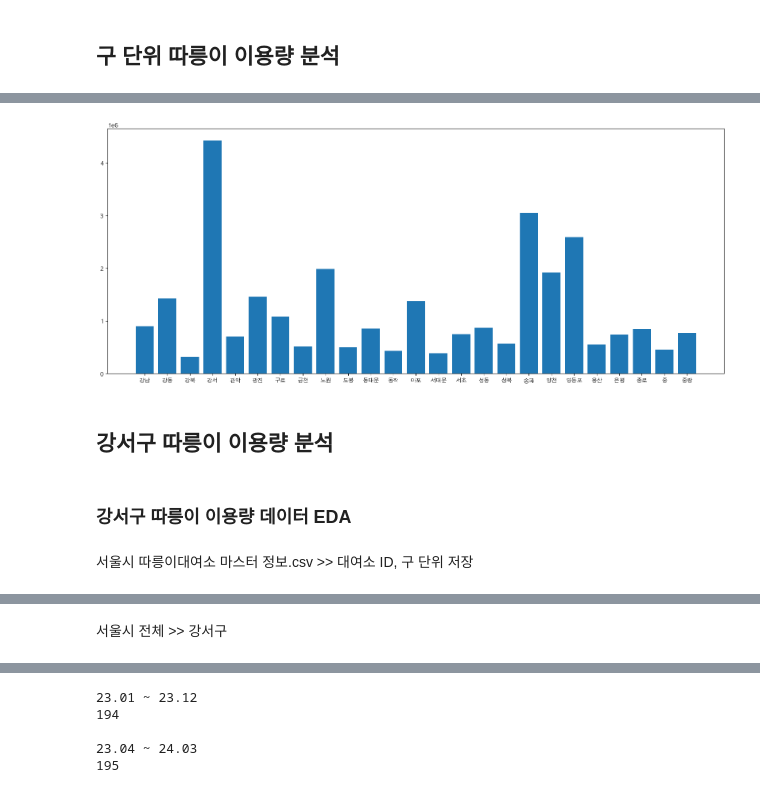
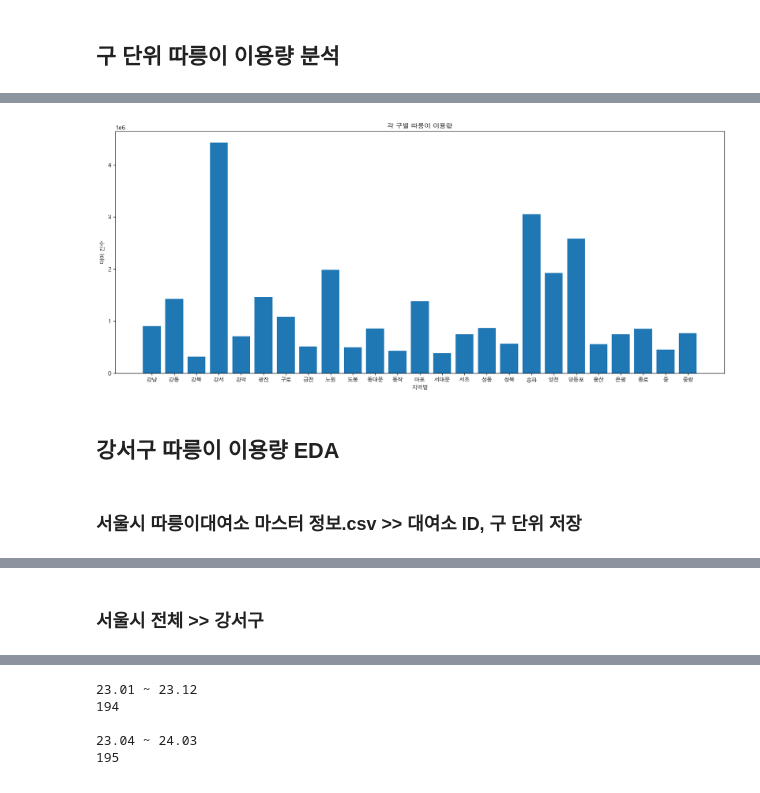
Before and after one commit to minseokpark6/SemiProject_Group3, a Jupyter notebook: Code/Origin/BikeSeoul_SemiGroup3.ipynb, the cells around one changed output, grey strips where cells are left out. Saved outputs shown, nothing was run; the diff lists cells and outputs as text; code cells hidden in the pictures.

```diff
--- a/Code/Origin/BikeSeoul_SemiGroup3.ipynb
+++ b/Code/Origin/BikeSeoul_SemiGroup3.ipynb
@@ -132,29 +132,29 @@ print(구별_이용량.sort_values(by='이동_수', ascending=False))
 # %%
 import matplotlib as mpl
 import matplotlib.font_manager as fm
 # font_path = 'C:\\Windows\\Fonts\\gulim.ttc'
 # font = fm.FontProperties(fname=font_path).get_name()
 # mpl.rc('font', family=font)
 
 # 맥 OS 폰트 깨짐 방지 코드
 from matplotlib import rc
 rc('font', family='AppleGothic')
 plt.rcParams['axes.unicode_minus'] = False
 
-
 fig, ax = plt.subplots(figsize=(20,8))
-
 ax.bar(구별_이용량['시작_대여소_구'], 구별_이용량['이동_수'])
 
+plt.title('각 구별 따릉이 이용량')
+plt.xlabel('지역별')
+plt.ylabel('대여 건수')
+
 plt.show()
 # %% [output]
-[figure, old version]
+[figure, new version]
 # %% [markdown]
-## 강서구 따릉이 이용량 분석
+## 강서구 따릉이 이용량 EDA
-# %% [markdown]
-### 강서구 따릉이 이용량 데이터 EDA
 # %% [markdown]
-서울시 따릉이대여소 마스터 정보.csv >> 대여소 ID, 구 단위 저장
+### 서울시 따릉이대여소 마스터 정보.csv >> 대여소 ID, 구 단위 저장
 # %%
 import numpy as np
 import pandas as pd
@@ -189,7 +189,7 @@ Try using .loc[row_indexer,col_indexer] = value instead
 See the caveats in the documentation: https://pandas.pydata.org/pandas-docs/stable/user_guide/indexing.html#returning-a-view-versus-a-copy
   대여소_data['주소1'] = data['주소1'].str.extract(r'(\S+)구')
 # %% [markdown]
-서울시 전체 >> 강서구
+### 서울시 전체 >> 강서구
 # %%
 # 강서구 따릉이 대여소 ID 변수 생성
 
```
Also changed, not shown: parts of 4 cells of this notebook.
